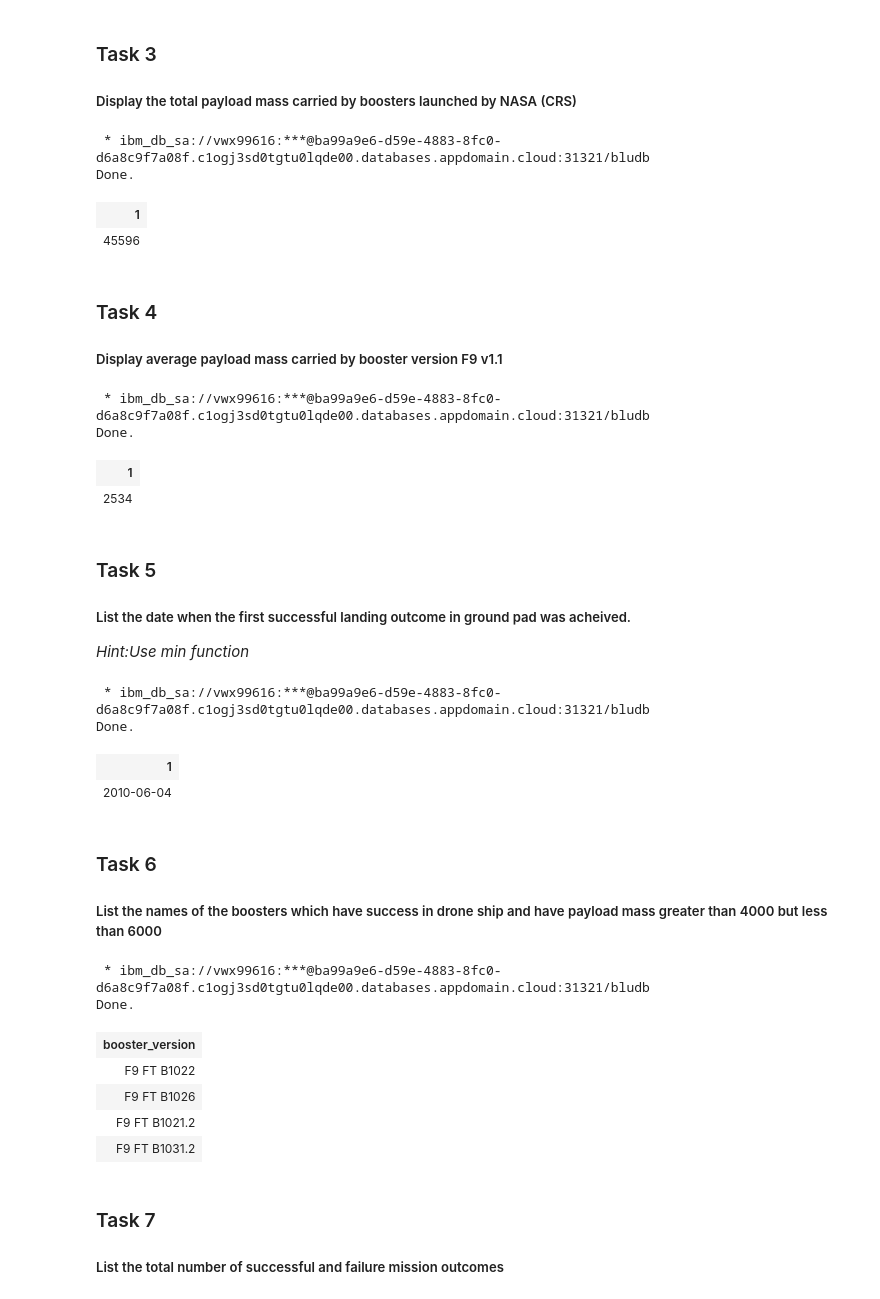
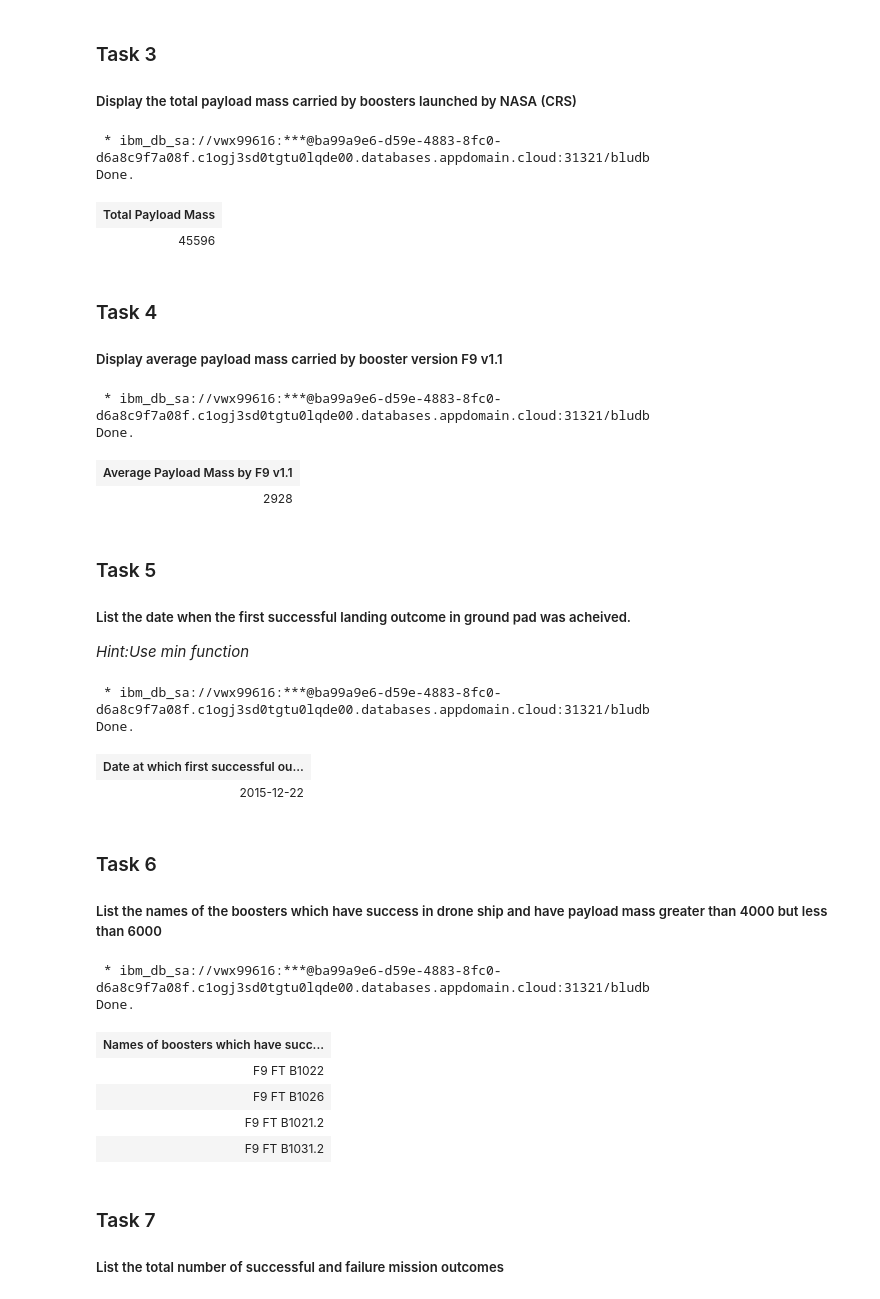
Before and after one commit to lurv1209/Applied-Data-Science-Capstone, a Jupyter notebook: EDA with SQL.ipynb, the cells around one changed output. Saved outputs shown, nothing was run; the diff lists cells and outputs as text; code cells hidden in the pictures.

```diff
--- a/EDA with SQL.ipynb
+++ b/EDA with SQL.ipynb
@@ -168,12 +185,12 @@ Done.
 ##### Display the total payload mass carried by boosters launched by NASA (CRS)
 # %%
 %%sql
-select SUM("PAYLOAD_MASS__KG_") from SPACEXDATASET
+select SUM("PAYLOAD_MASS__KG_") as "Total Payload Mass" from SPACEXDATASET
 where "CUSTOMER"='NASA (CRS)';
 # %% [output]
  * ibm_db_sa://vwx99616:***@ba99a9e6-d59e-4883-8fc0-d6a8c9f7a08f.c1ogj3sd0tgtu0lqde00.databases.appdomain.cloud:31321/bludb
 Done.
-| 1 |
+| Total Payload Mass |
 | 45596 |
 # %% [markdown]
 ### Task 4
@@ -181,13 +198,13 @@ Done.
 ##### Display average payload mass carried by booster version F9 v1.1
 # %%
 %%sql
-select AVG("PAYLOAD_MASS__KG_") from SPACEXDATASET
-where "BOOSTER_VERSION" like 'F9 v1.1%'
+select AVG("PAYLOAD_MASS__KG_") as "Average Payload Mass by F9 v1.1" from SPACEXDATASET
+where "BOOSTER_VERSION" = 'F9 v1.1'
 # %% [output]
  * ibm_db_sa://vwx99616:***@ba99a9e6-d59e-4883-8fc0-d6a8c9f7a08f.c1ogj3sd0tgtu0lqde00.databases.appdomain.cloud:31321/bludb
 Done.
-| 1 |
-| 2534 |
+| Average Payload Mass by F9 v1.1 |
+| 2928 |
 # %% [markdown]
 ### Task 5
 
@@ -196,26 +213,26 @@ Done.
 *Hint:Use min function*
 # %%
 %%sql
-select min("DATE") from SPACEXDATASET
-where "MISSION_OUTCOME" = 'Success';
+select min("DATE") as "Date at which first successful outcome in ground pad was achieved" from SPACEXDATASET
+where "LANDING__OUTCOME" = 'Success (ground pad)';
 # %% [output]
  * ibm_db_sa://vwx99616:***@ba99a9e6-d59e-4883-8fc0-d6a8c9f7a08f.c1ogj3sd0tgtu0lqde00.databases.appdomain.cloud:31321/bludb
 Done.
-| 1 |
-| 2010-06-04 |
+| Date at which first successful ou... |
+| 2015-12-22 |
 # %% [markdown]
 ### Task 6
 
 ##### List the names of the boosters which have success in drone ship and have payload mass greater than 4000 but less than 6000
 # %%
 %%sql
-select "BOOSTER_VERSION" from SPACEXDATASET
+select "BOOSTER_VERSION" as "Names of boosters which have success in drone ship and have payload mass greater than 4000 but less than 6000" from SPACEXDATASET
 where "LANDING__OUTCOME" = 'Success (drone ship)'
 and "PAYLOAD_MASS__KG_" between 4000 and 6000;
 # %% [output]
  * ibm_db_sa://vwx99616:***@ba99a9e6-d59e-4883-8fc0-d6a8c9f7a08f.c1ogj3sd0tgtu0lqde00.databases.appdomain.cloud:31321/bludb
 Done.
-| booster_version |
+| Names of boosters which have succ... |
 | F9 FT B1022 |
 | F9 FT B1026 |
 | F9 FT B1021.2 |
```
Also changed, not shown: parts of 9 cells of this notebook.
